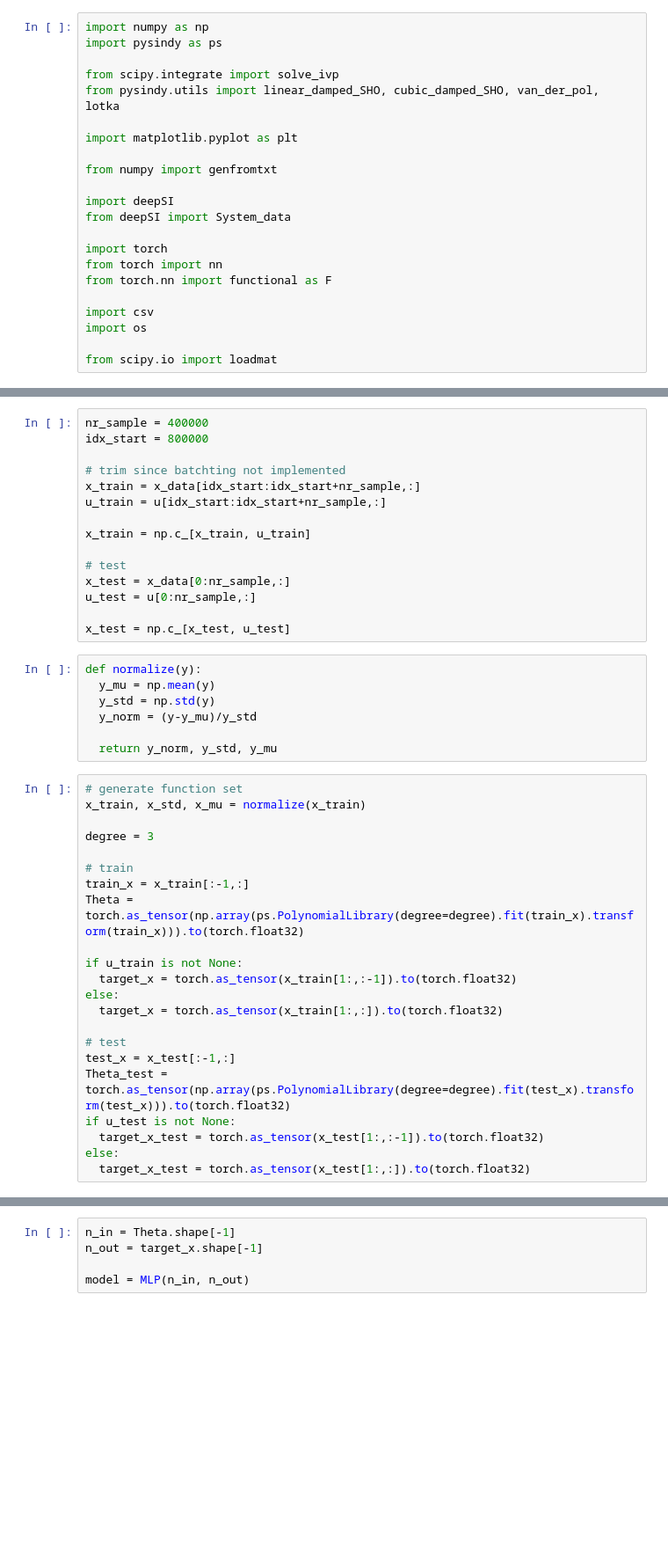
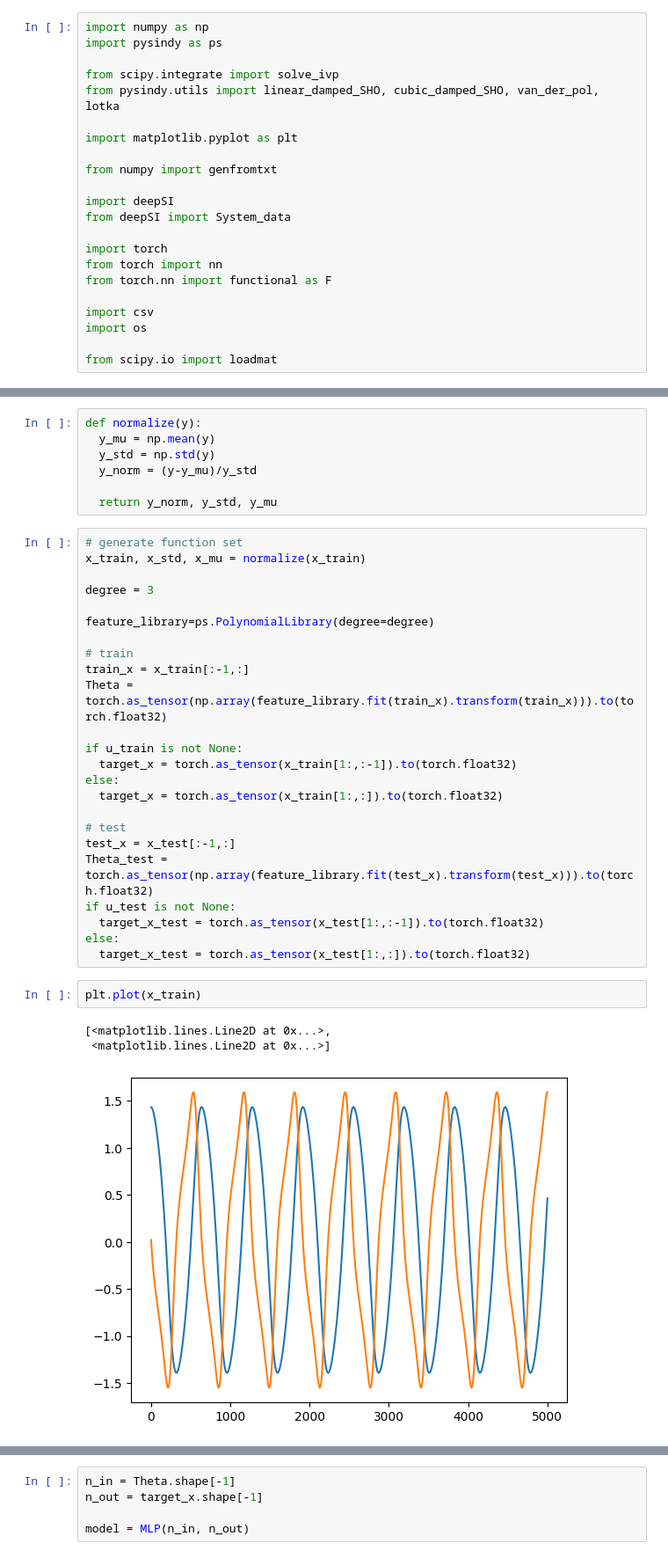
Before and after one commit to JPMellink97/mscth, a Jupyter notebook: sparse_nn.ipynb, the cells around one changed output, grey strips where cells are left out. Shown at 88% size. Drawn from its saved outputs; the diff is of its cells as text; blank space fills up the shorter version.

```diff
--- a/sparse_nn.ipynb
+++ b/sparse_nn.ipynb
@@ -58,18 +58,3 @@ dt =1
-# %%
-nr_sample = 400000
-idx_start = 800000
-
-# trim since batchting not implemented
-x_train = x_data[idx_start:idx_start+nr_sample,:]
-u_train = u[idx_start:idx_start+nr_sample,:]
-
-x_train = np.c_[x_train, u_train]
-
-# test
-x_test = x_data[0:nr_sample,:]
-u_test = u[0:nr_sample,:]
-
-x_test = np.c_[x_test, u_test]
 # %%
 def normalize(y):
   y_mu = np.mean(y)
@@ -83,9 +68,11 @@ x_train, x_std, x_mu = normalize(x_train)
 
 degree = 3
 
+feature_library=ps.PolynomialLibrary(degree=degree)
+
 # train
 train_x = x_train[:-1,:]
-Theta = torch.as_tensor(np.array(ps.PolynomialLibrary(degree=degree).fit(train_x).transform(train_x))).to(torch.float32)
+Theta = torch.as_tensor(np.array(feature_library.fit(train_x).transform(train_x))).to(torch.float32)
 
 if u_train is not None:
   target_x = torch.as_tensor(x_train[1:,:-1]).to(torch.float32)
@@ -94,11 +81,17 @@ else:
 
 # test
 test_x = x_test[:-1,:]
-Theta_test = torch.as_tensor(np.array(ps.PolynomialLibrary(degree=degree).fit(test_x).transform(test_x))).to(torch.float32)
+Theta_test = torch.as_tensor(np.array(feature_library.fit(test_x).transform(test_x))).to(torch.float32)
 if u_test is not None:
   target_x_test = torch.as_tensor(x_test[1:,:-1]).to(torch.float32)
 else:
   target_x_test = torch.as_tensor(x_test[1:,:]).to(torch.float32)
+# %%
+plt.plot(x_train)
+# %% [output]
+[<matplotlib.lines.Line2D at 0x...>,
+ <matplotlib.lines.Line2D at 0x...>]
+[figure, added]
 # %%
 import torch
 from torch import nn
```
Also changed, not shown: parts of 10 cells of this notebook, 33 other files.
